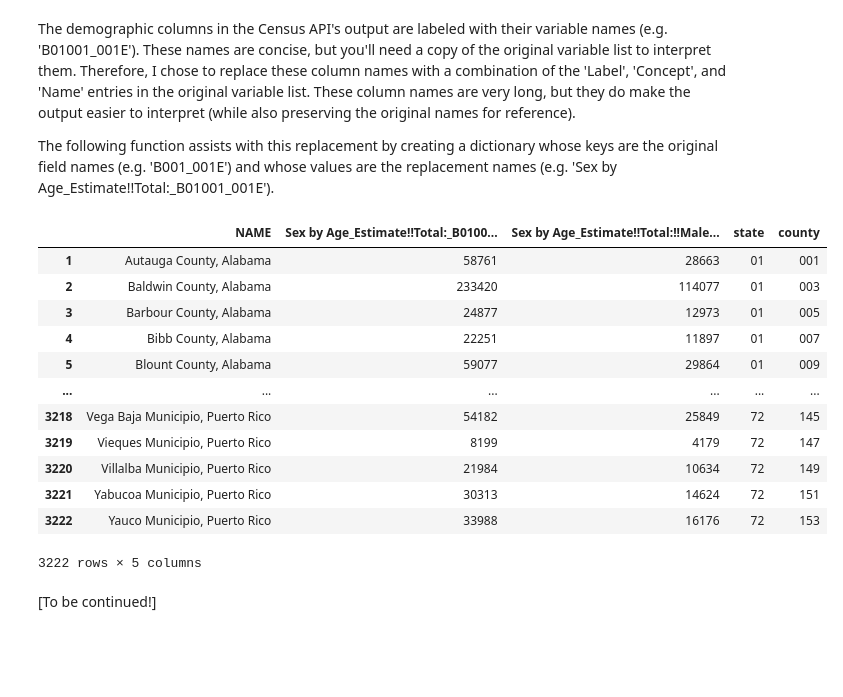
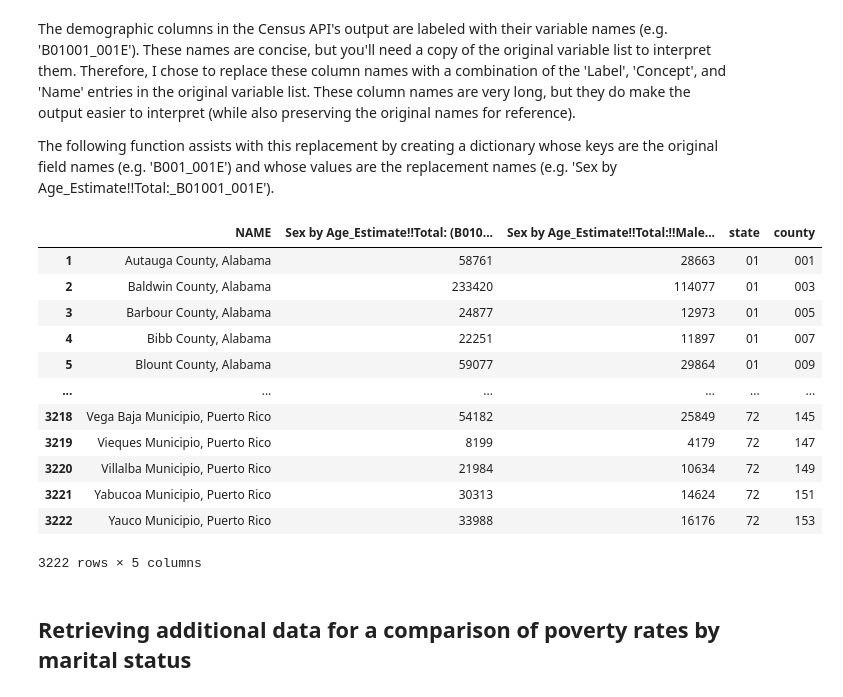
Before and after one commit to kburchfiel/pfn_2, a Jupyter notebook: Census_Data_Imports/census_data_imports.ipynb, the cells around one changed output. Saved outputs shown, nothing was run; the diff lists cells and outputs as text; code cells hidden in the pictures; blank space fills up the shorter version.

```diff
--- a/Census_Data_Imports/census_data_imports.ipynb
+++ b/Census_Data_Imports/census_data_imports.ipynb
@@ -15,5 +19,7 @@ Released under the MIT License
 # %%
 import pandas as pd
+from iteration_utilities import duplicates
+pd.set_option('display.max_columns', 1000)
 import lxml # Necessary for reading online HTML tables into Pandas
 
 latest_acs5_year = 2022 # By updating this variable when future American
@@ -176,8 +182,8 @@ if download_variable_list == True:
     df_variables.to_csv('Datasets/2022_variables.csv', index = False)
 else: # Reading a local copy of this dataset instead, which will probably
     # take much less time.
-    df_variables_page = pd.read_csv('Datasets/2022_variables.csv')
-df_variables_page
+    df_variables = pd.read_csv('Datasets/2022_variables.csv')
+df_variables
 # %% [output]
 |  | Name | Label | Concept | Required | Attributes | Limit | Predicate Type | Group | Unnamed: 8 |
 | 0 | B01001_001E | Estimate!!Total: | Sex by Age | not required | B01001_001EA, B01001_001M, B01001... | 0 | int | B01001 | NaN |
@@ -248,7 +254,7 @@ def create_variable_aliases(df_variables, variable_list):
     # output field names:
     df_aliases['Description'] = (df_aliases['Concept']
                                  + '_' + df_aliases['Label']
-                                 + '_' + df_aliases['Name'])
+                                 + ' (' + df_aliases['Name'] + ')')
     # Creating a dictionary whose keys are the original field names and whose
     # values are the new 'Description' entries that were just created:
     alias_dict = df_aliases.set_index('Name').to_dict()['Description']
@@ -286,6 +292,18 @@ def retrieve_census_data(dataset, year, region, key, variable_list,
      'B01001_002E': 'Sex by Age_Estimate!!Total:!!Male:_B01001_002E'}'
 
     '''
+
+    # Using the iteration_utilities library to check for duplicate
+    # values within variable_list (which could cause issues later on):
+    # The following code is based on
+    # https://iteration-utilities.readthedocs.io/en/latest/generated/duplicates.html
+    duplicate_variables = list(duplicates(variable_list))
+
+    if len(duplicate_variables) > 0:
+        raise ValueError(f"The following variables appear more than once \
+in your variable list: {duplicate_variables}")
+
+
     if dataset == 'acs5':
         dataset_string = 'acs/acs5'
     # Add other dataset options in here
@@ -318,17 +336,27 @@ def retrieve_census_data(dataset, year, region, key, variable_list,
     df_results.columns = df_results.iloc[0]
     df_results.drop(0, inplace = True)
 
+    # Converting variable columns to numeric data types:
+    for column in variable_list:
+        # print(f"Now converting {column} to a numeric type.")
+        df_results[column] = pd.to_numeric(df_results[column])
+        # pd.to_numeric() allows for either integer or float outputs
+        # depending on the nature of the original data.
+        # See https://pandas.pydata.org/pandas-docs/stable/reference/api/pandas.to_numeric.html
+
     if rename_data_fields == True:
         df_results.rename(columns = field_names_dict, inplace = True)
 
     return df_results
 # %%
-retrieve_census_data(dataset = 'acs5', year = 2022, region = 'county',
+df_census_data = retrieve_census_data(dataset = 'acs5', year = 2022, region = 'county',
                     variable_list = ['B01001_001E', 'B01001_002E'],
                      rename_data_fields = True, field_names_dict = alias_dict,
                      key = key)
+
+df_census_data
 # %% [output]
-|  | NAME | Sex by Age_Estimate!!Total:_B0100... | Sex by Age_Estimate!!Total:!!Male... | state | county |
+|  | NAME | Sex by Age_Estimate!!Total: (B010... | Sex by Age_Estimate!!Total:!!Male... | state | county |
 | 1 | Autauga County, Alabama | 58761 | 28663 | 01 | 001 |
 | 2 | Baldwin County, Alabama | 233420 | 114077 | 01 | 003 |
 | 3 | Barbour County, Alabama | 24877 | 12973 | 01 | 005 |
@@ -341,5 +369,3 @@ retrieve_census_data(dataset = 'acs5', year = 2022, region = 'county',
 | 3221 | Yabucoa Municipio, Puerto Rico | 30313 | 14624 | 72 | 151 |
 | 3222 | Yauco Municipio, Puerto Rico | 33988 | 16176 | 72 | 153 |
 3222 rows × 5 columns
-# %% [markdown]
-[To be continued!]
@@ -345,0 +374,2 @@ retrieve_census_data(dataset = 'acs5', year = 2022, region = 'county',
+# %% [markdown]
+## Retrieving additional data for a comparison of poverty rates by marital status
```
Also changed, not shown: parts of 9 cells of this notebook, 16 other files.
